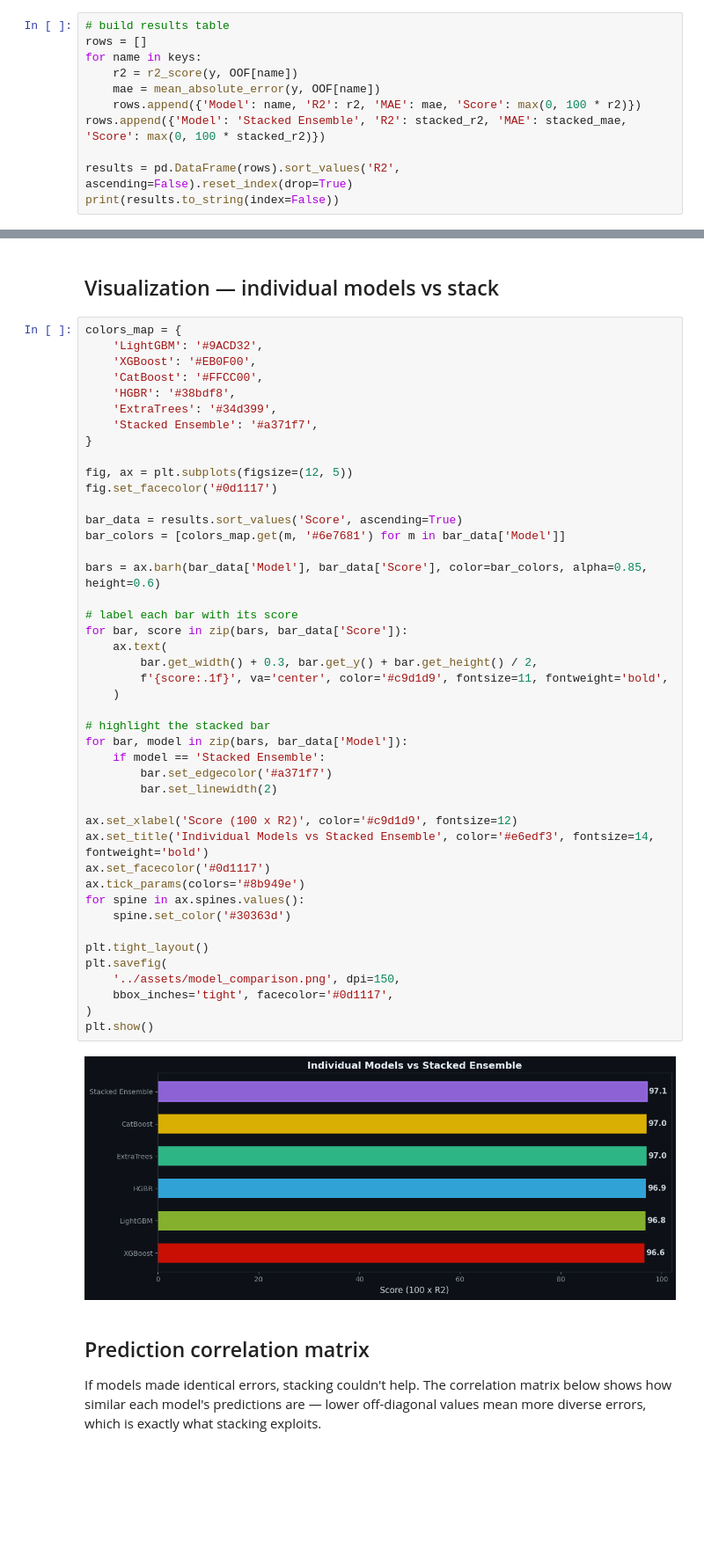
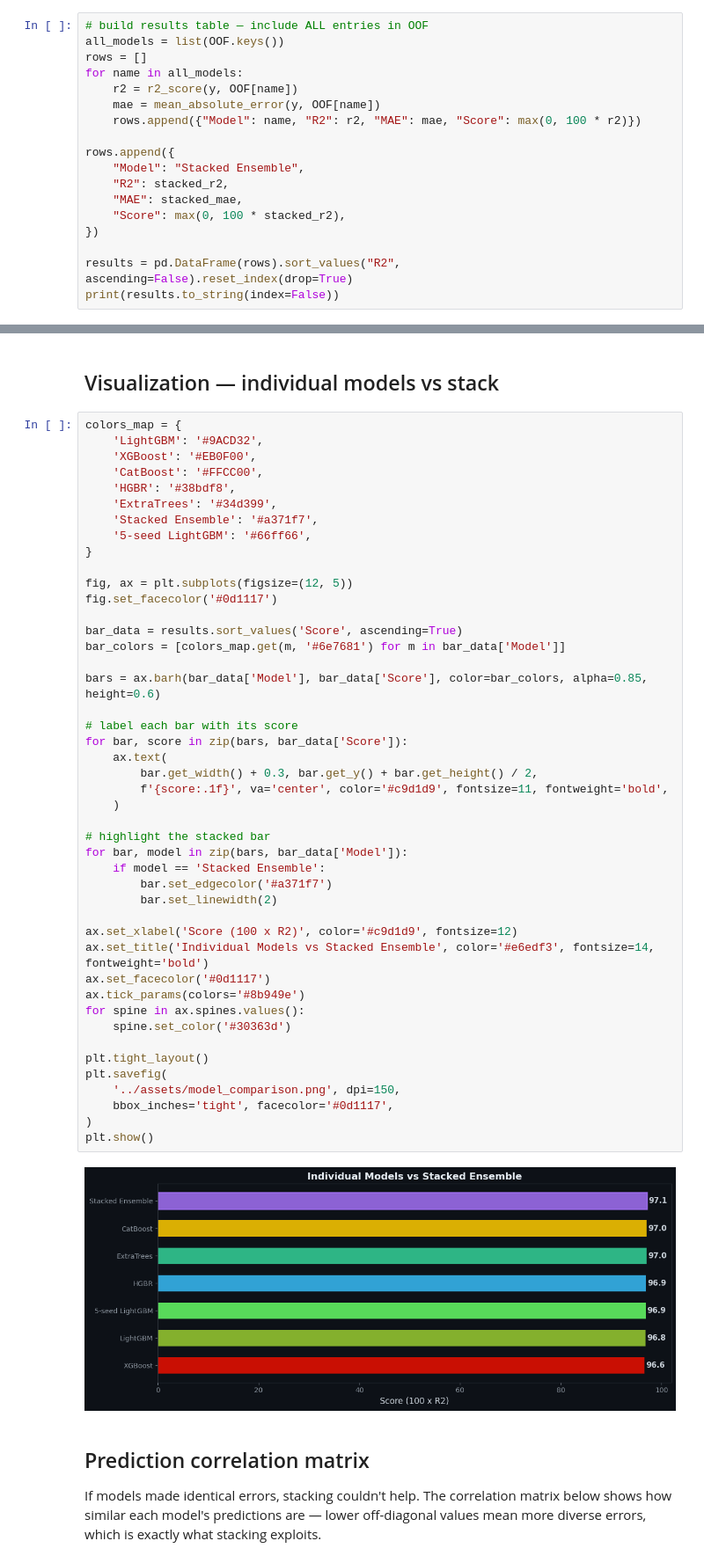
Before and after one commit to simply-mihir/traffic-demand-prediction, a Jupyter notebook: notebooks/07_model_comparison.ipynb, the cells around one changed output, grey strips where cells are left out. Shown at 88% size. Cells and saved outputs as stored; diff of their text form; blank space fills up the shorter version.

Commit message:
5-seed LightGBM added

```diff
--- a/notebooks/07_model_comparison.ipynb
+++ b/notebooks/07_model_comparison.ipynb
@@ -232,15 +290,22 @@ Stacked Ensemble  R2=0.9708  MAE=0.0163  score=97.1
 # %% [markdown]
 ## Results comparison
 # %%
-# build results table
+# build results table — include ALL entries in OOF
+all_models = list(OOF.keys())
 rows = []
-for name in keys:
+for name in all_models:
     r2 = r2_score(y, OOF[name])
     mae = mean_absolute_error(y, OOF[name])
-    rows.append({'Model': name, 'R2': r2, 'MAE': mae, 'Score': max(0, 100 * r2)})
-rows.append({'Model': 'Stacked Ensemble', 'R2': stacked_r2, 'MAE': stacked_mae, 'Score': max(0, 100 * stacked_r2)})
+    rows.append({"Model": name, "R2": r2, "MAE": mae, "Score": max(0, 100 * r2)})
 
-results = pd.DataFrame(rows).sort_values('R2', ascending=False).reset_index(drop=True)
+rows.append({
+    "Model": "Stacked Ensemble",
+    "R2": stacked_r2,
+    "MAE": stacked_mae,
+    "Score": max(0, 100 * stacked_r2),
+})
+
+results = pd.DataFrame(rows).sort_values("R2", ascending=False).reset_index(drop=True)
 print(results.to_string(index=False))
 # %% [output]
            Model       R2      MAE     Score
@@ -260,6 +326,7 @@ colors_map = {
     'HGBR': '#38bdf8',
     'ExtraTrees': '#34d399',
     'Stacked Ensemble': '#a371f7',
+    '5-seed LightGBM': '#66ff66',
 }
 
 fig, ax = plt.subplots(figsize=(12, 5))
@@ -270,34 +337,34 @@ bar_colors = [colors_map.get(m, '#6e7681') for m in bar_data['Model']]
 
 bars = ax.barh(bar_data['Model'], bar_data['Score'], color=bar_colors, alpha=0.85, height=0.6)
 
 # label each bar with its score
 for bar, score in zip(bars, bar_data['Score']):
     ax.text(
         bar.get_width() + 0.3, bar.get_y() + bar.get_height() / 2,
         f'{score:.1f}', va='center', color='#c9d1d9', fontsize=11, fontweight='bold',
     )
 
 # highlight the stacked bar
 for bar, model in zip(bars, bar_data['Model']):
     if model == 'Stacked Ensemble':
         bar.set_edgecolor('#a371f7')
         bar.set_linewidth(2)
 
 ax.set_xlabel('Score (100 x R2)', color='#c9d1d9', fontsize=12)
 ax.set_title('Individual Models vs Stacked Ensemble', color='#e6edf3', fontsize=14, fontweight='bold')
 ax.set_facecolor('#0d1117')
 ax.tick_params(colors='#8b949e')
 for spine in ax.spines.values():
     spine.set_color('#30363d')
 
 plt.tight_layout()
 plt.savefig(
     '../assets/model_comparison.png', dpi=150,
     bbox_inches='tight', facecolor='#0d1117',
 )
 plt.show()
 # %% [output]
-[figure, old version]
+[figure, new version]
 # %% [markdown]
 ## Prediction correlation matrix
 
```
Also changed, not shown: parts of 4 cells of this notebook, 6 other files.
